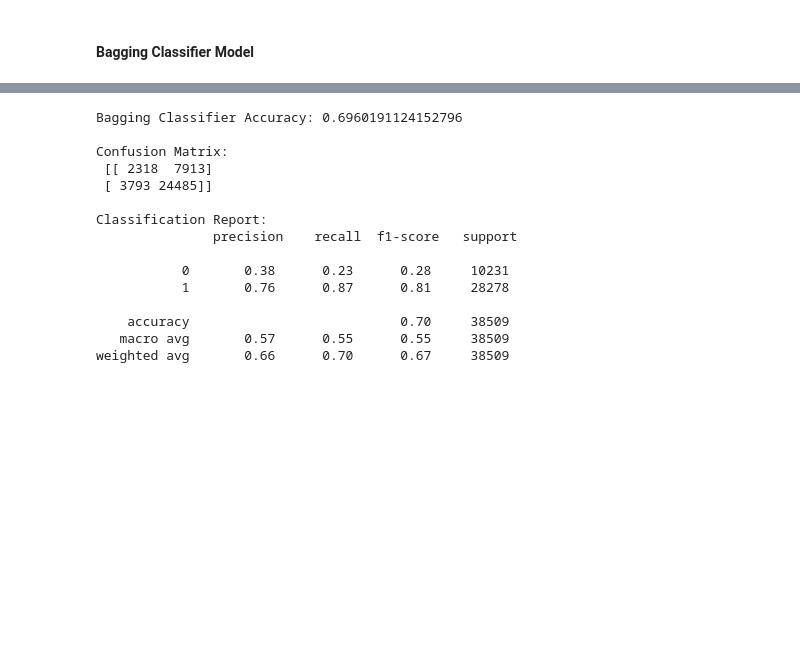
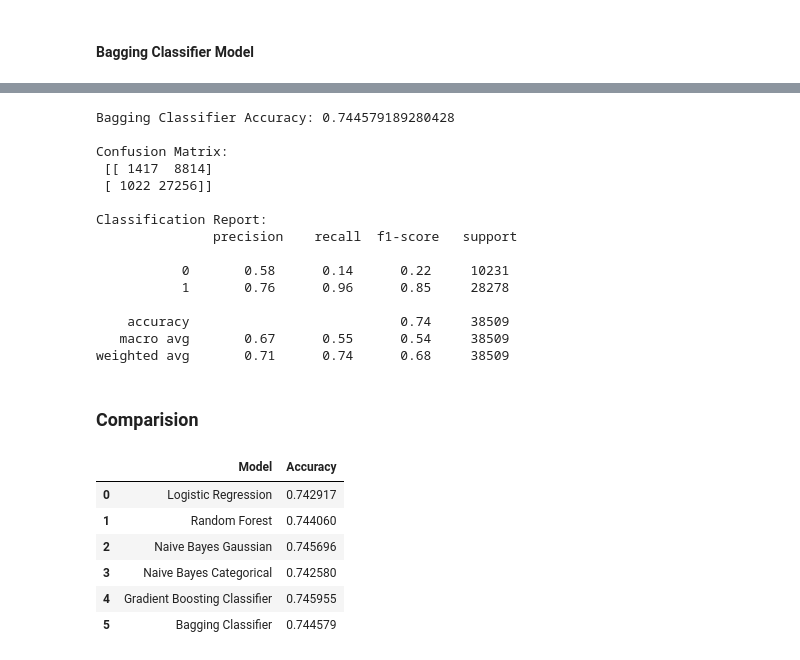
Before and after one commit to CSE-158-As2/Assignment-2, a Jupyter notebook: assignment2.ipynb, the cells around one changed output, grey strips where cells are left out. Cells and saved outputs as stored; diff of their text form; code cells hidden in the pictures; blank space fills up the shorter version.

Commit message:
Add a comparison table

```diff
--- a/assignment2.ipynb
+++ b/assignment2.ipynb
@@ -492,7 +490,7 @@ weighted avg       0.71      0.74      0.67     38509
 # %% [markdown]
 #### Random Forest Model
 # %%
-rf_model = RandomForestClassifier(n_estimators=100, random_state=42, max_depth=5,min_samples_split=2)
+rf_model = RandomForestClassifier(n_estimators=100, random_state=42, max_depth=10,min_samples_split=2)
 # %%
 rf_model.fit(X_train, y_train)
 rf_y_pred = rf_model.predict(X_test)
@@ -616,7 +614,7 @@ weighted avg       0.71      0.75      0.69     38509
 # %% [markdown]
 #### Bagging Classifier Model
 # %%
-base_cls = DecisionTreeClassifier(random_state=42)
+base_cls = DecisionTreeClassifier(random_state=42, max_depth=10)
 # %%
 bagging_clf = BaggingClassifier(
     base_estimator=base_cls,
@@ -639,18 +638,41 @@ print(f"Bagging Classifier Accuracy: {bagging_accuracy}")
 print("\nConfusion Matrix:\n", bagging_conf_matrix)
 print("\nClassification Report:\n", bagging_classification_rep)
 # %% [output]
-Bagging Classifier Accuracy: 0.6960191124152796
+Bagging Classifier Accuracy: 0.744579189280428
 
 Confusion Matrix:
- [[ 2318  7913]
- [ 3793 24485]]
+ [[ 1417  8814]
+ [ 1022 27256]]
 
 Classification Report:
                precision    recall  f1-score   support
 
-           0       0.38      0.23      0.28     10231
-           1       0.76      0.87      0.81     28278
+           0       0.58      0.14      0.22     10231
+           1       0.76      0.96      0.85     28278
 
-    accuracy                           0.70     38509
-   macro avg       0.57      0.55      0.55     38509
-weighted avg       0.66      0.70      0.67     38509
+    accuracy                           0.74     38509
+   macro avg       0.67      0.55      0.54     38509
+weighted avg       0.71      0.74      0.68     38509
+# %% [markdown]
+### Comparision
+# %%
+model_accuracies = {
+    'Logistic Regression': logistic_accuracy,
+    'Random Forest': rf_accuracy,
+    'Naive Bayes Gaussian': nb_accuracy,
+    'Naive Bayes Categorical': cnb_accuracy,
+    'Gradient Boosting Classifier': gbc_accuracy,
+    'Bagging Classifier': bagging_accuracy
+}
+# %%
+model_accuracy_df = pd.DataFrame(list(model_accuracies.items()), columns=['Model', 'Accuracy'])
+# %%
+model_accuracy_df
+# %% [output]
+|  | Model | Accuracy |
+| 0 | Logistic Regression | 0.742917 |
+| 1 | Random Forest | 0.744060 |
+| 2 | Naive Bayes Gaussian | 0.745696 |
+| 3 | Naive Bayes Categorical | 0.742580 |
+| 4 | Gradient Boosting Classifier | 0.745955 |
+| 5 | Bagging Classifier | 0.744579 |
```
Also changed, not shown: parts of 4 cells of this notebook.
